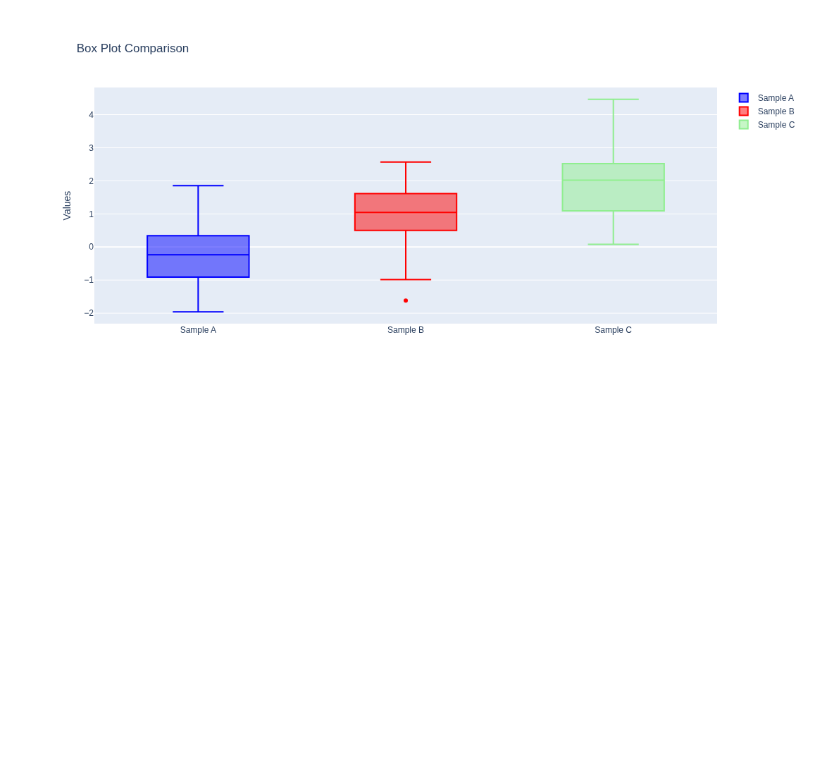
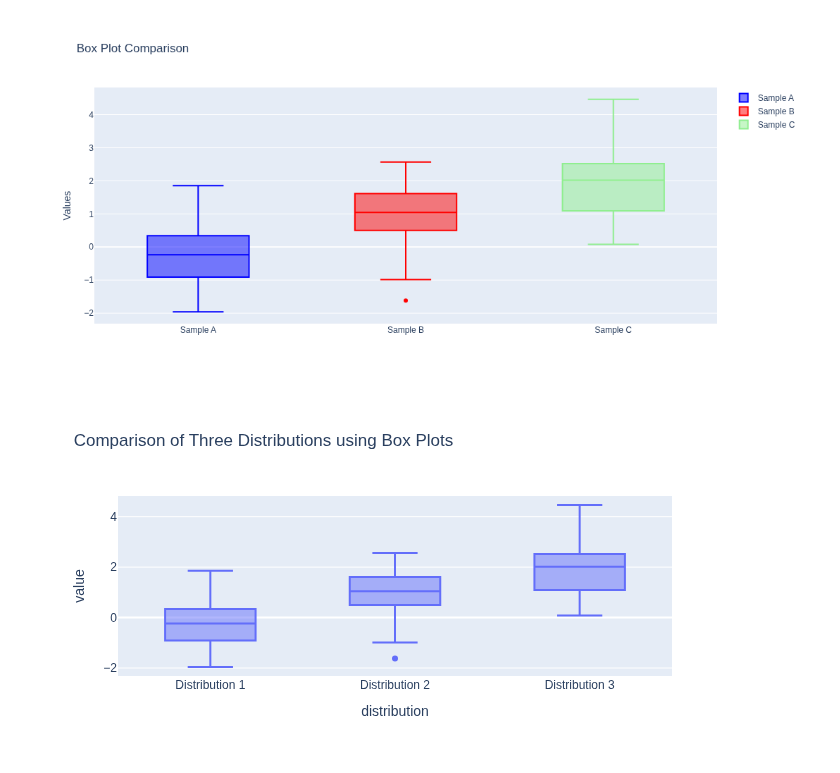
Before and after one commit to stkisengese/visualizations, a Jupyter notebook: ex07_plotly_box_plots.ipynb, the cells around one changed output. Cells and saved outputs as stored; diff of their text form; code cells hidden in the pictures; blank space fills up the shorter version.

Commit message:
feat: add more plotly box features alternatives

```diff
--- a/ex07_plotly_box_plots.ipynb
+++ b/ex07_plotly_box_plots.ipynb
@@ -32,3 +32,21 @@ fig.update_layout(
 fig.show()
 # %% [output]
 [figure]
+# %%
+# Alternative approach using Plotly Express
+import plotly.express as px
+import pandas as pd
+
+# Create a DataFrame for easier plotting with Plotly Express
+data = []
+data.extend([{'value': val, 'distribution': 'Distribution 1'} for val in y0])
+data.extend([{'value': val, 'distribution': 'Distribution 2'} for val in y1])
+data.extend([{'value': val, 'distribution': 'Distribution 3'} for val in y2])
+
+df_box = pd.DataFrame(data)
+
+fig = px.box(df_box, x='distribution', y='value',
+             title='Comparison of Three Distributions using Box Plots')
+fig.show()
+# %% [output]
+[figure, added]
```
Also changed, not shown: parts of 2 cells of this notebook.
